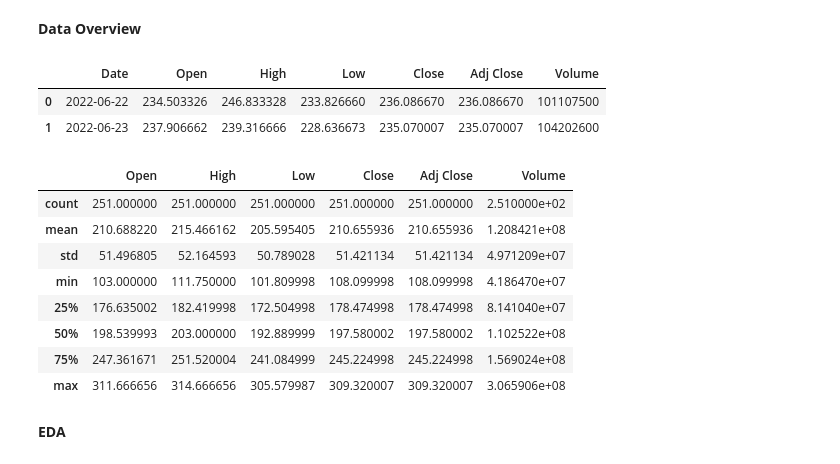
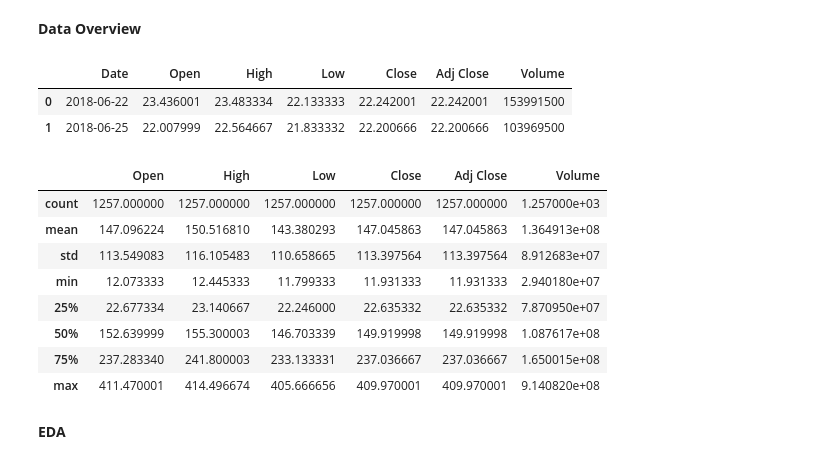
Before and after one commit to ronyreynolds/Tesla-StockPrediction, a Jupyter notebook: tesla-stock-price-prediction.ipynb, the cells around one changed output. Cells and saved outputs as stored; diff of their text form; code cells hidden in the pictures.

```diff
--- a/tesla-stock-price-prediction.ipynb
+++ b/tesla-stock-price-prediction.ipynb
@@ -6,24 +6,24 @@ import seaborn as sns
 # %% [markdown]
 **Data Overview**
 # %%
-data = pd.read_csv("C:/Users/johnr/OneDrive/Documents/Tesla Predictions/TSLA Testing.csv")
+data = pd.read_csv("C:/Users/johnr/OneDrive/Documents/Tesla Predictions/TSLA Training.csv")
 data.head(2)
 # %% [output]
 |  | Date | Open | High | Low | Close | Adj Close | Volume |
-| 0 | 2022-06-22 | 234.503326 | 246.833328 | 233.826660 | 236.086670 | 236.086670 | 101107500 |
-| 1 | 2022-06-23 | 237.906662 | 239.316666 | 228.636673 | 235.070007 | 235.070007 | 104202600 |
+| 0 | 2018-06-22 | 23.436001 | 23.483334 | 22.133333 | 22.242001 | 22.242001 | 153991500 |
+| 1 | 2018-06-25 | 22.007999 | 22.564667 | 21.833332 | 22.200666 | 22.200666 | 103969500 |
 # %%
 data.describe()
 # %% [output]
 |  | Open | High | Low | Close | Adj Close | Volume |
-| count | 251.000000 | 251.000000 | 251.000000 | 251.000000 | 251.000000 | 2.510000e+02 |
-| mean | 210.688220 | 215.466162 | 205.595405 | 210.655936 | 210.655936 | 1.208421e+08 |
-| std | 51.496805 | 52.164593 | 50.789028 | 51.421134 | 51.421134 | 4.971209e+07 |
-| min | 103.000000 | 111.750000 | 101.809998 | 108.099998 | 108.099998 | 4.186470e+07 |
-| 25% | 176.635002 | 182.419998 | 172.504998 | 178.474998 | 178.474998 | 8.141040e+07 |
-| 50% | 198.539993 | 203.000000 | 192.889999 | 197.580002 | 197.580002 | 1.102522e+08 |
-| 75% | 247.361671 | 251.520004 | 241.084999 | 245.224998 | 245.224998 | 1.569024e+08 |
-| max | 311.666656 | 314.666656 | 305.579987 | 309.320007 | 309.320007 | 3.065906e+08 |
+| count | 1257.000000 | 1257.000000 | 1257.000000 | 1257.000000 | 1257.000000 | 1.257000e+03 |
+| mean | 147.096224 | 150.516810 | 143.380293 | 147.045863 | 147.045863 | 1.364913e+08 |
+| std | 113.549083 | 116.105483 | 110.658665 | 113.397564 | 113.397564 | 8.912683e+07 |
+| min | 12.073333 | 12.445333 | 11.799333 | 11.931333 | 11.931333 | 2.940180e+07 |
+| 25% | 22.677334 | 23.140667 | 22.246000 | 22.635332 | 22.635332 | 7.870950e+07 |
+| 50% | 152.639999 | 155.300003 | 146.703339 | 149.919998 | 149.919998 | 1.087617e+08 |
+| 75% | 237.283340 | 241.800003 | 233.133331 | 237.036667 | 237.036667 | 1.650015e+08 |
+| max | 411.470001 | 414.496674 | 405.666656 | 409.970001 | 409.970001 | 9.140820e+08 |
 # %% [markdown]
 **EDA**
 # %%
```
Also changed, not shown: parts of 8 cells of this notebook.
